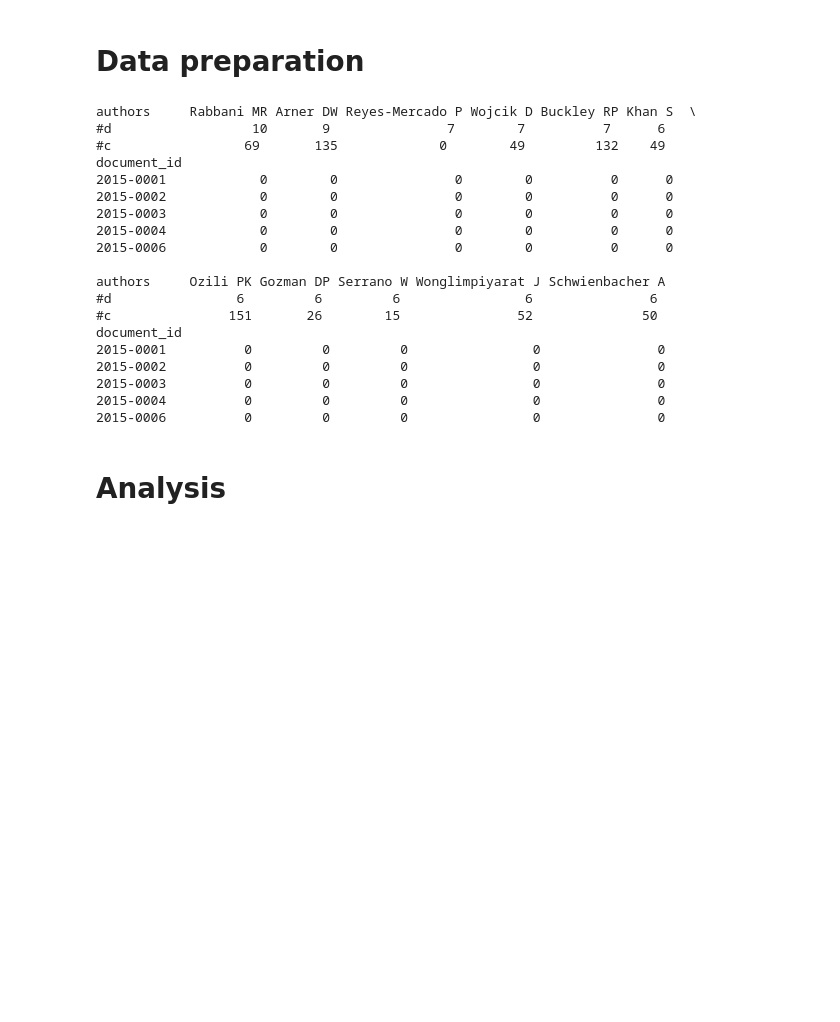
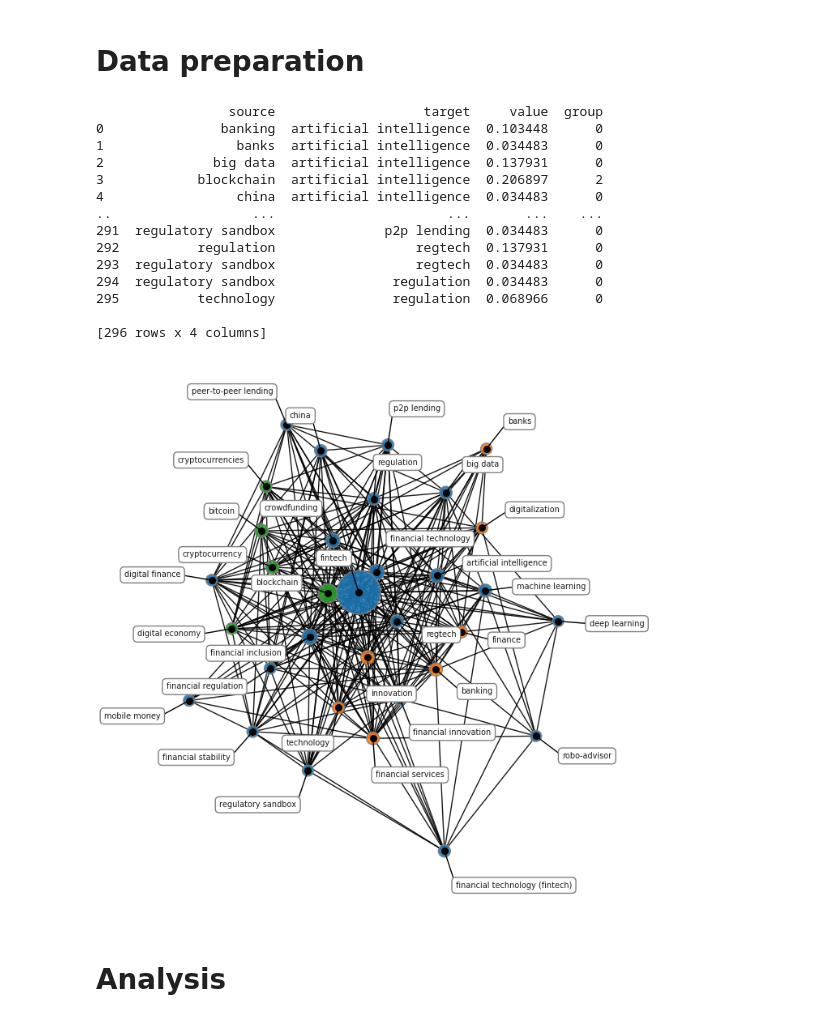
Before and after one commit to jdvelasq/techminer2, a Jupyter notebook: notebooks/debug.ipynb, the cells around one changed output. Saved outputs shown, nothing was run; the diff lists cells and outputs as text; code cells hidden in the pictures; blank space fills up the shorter version.

Commit message:
co-occurrence neetwork

```diff
--- a/notebooks/debug.ipynb
+++ b/notebooks/debug.ipynb
@@ -10,52 +10,50 @@ currentdir = os.getcwd()
 parentdir = os.path.dirname(currentdir)
 sys.path.append(parentdir)
 
 from techminer import *
 
 directory = "/workspaces/techminer-api/tests/data/"
 file_name = directory + "scopus.csv"
 
 
 # import_scopus_file(file_name, directory)
 # -----------------------------------------------
 # coverage(directory)
 # summary(directory)
 # -----------------------------------------------
 # clean_institutions(directory)
 # clean_keywords(directory)
 # apply_thesaurus(directory, thesaurus_file="keywords.txt", input_column="author_keywords", output_column="author_keywords_thesaurus", strict=False)
 # create_thesaurus(directory, column="keywords", thesaurus_file="test_thesaurus.txt", sep="; ")
 # -----------------------------------------------
 # time_report(directory)
 # terms_report(directory, 'authors', min_occ=5)
 # tf_matrix(directory, 'authors', min_occ=6).head()
-tfidf_matrix(directory, 'authors', min_occ=6).head()
+# tfidf_matrix(directory, 'authors', min_occ=6).head()
+# co_occurrence_matrix(directory, 'authors', min_occ=5)
+co_occurrence_network(co_occurrence_matrix(directory, 'author_keywords', min_occ=15), 'louvain').plot()
 # -----------------------------------------------
 # bar_chart(terms_report(directory, 'authors', min_occ=5).sort_values(by=['global_citations'], ascending=False).global_citations)
 # word_cloud(terms_report(directory, 'authors', min_occ=5).num_documents)
 # world_map(directory, figsize=(8,7)).savefig('/workspaces/techminer-api/sphinx/images/world_map.png')
 
 # !cat ../data/processed/debug/filter.yaml
 # %% [output]
-authors     Rabbani MR Arner DW Reyes-Mercado P Wojcik D Buckley RP Khan S  \
-#d                  10       9               7        7          7      6
-#c                 69       135             0        49         132    49
-document_id
-2015-0001            0        0               0        0          0      0
-2015-0002            0        0               0        0          0      0
-2015-0003            0        0               0        0          0      0
-2015-0004            0        0               0        0          0      0
-2015-0006            0        0               0        0          0      0
+                 source                   target     value  group
+0               banking  artificial intelligence  0.103448      0
+1                 banks  artificial intelligence  0.034483      0
+2              big data  artificial intelligence  0.137931      0
+3            blockchain  artificial intelligence  0.206897      2
+4                 china  artificial intelligence  0.034483      0
+..                  ...                      ...       ...    ...
+291  regulatory sandbox              p2p lending  0.034483      0
+292          regulation                  regtech  0.137931      0
+293  regulatory sandbox                  regtech  0.034483      0
+294  regulatory sandbox               regulation  0.034483      0
+295          technology               regulation  0.068966      0
 
-authors     Ozili PK Gozman DP Serrano W Wonglimpiyarat J Schwienbacher A
-#d                6         6         6                6               6
-#c               151       26        15               52              50
-document_id
-2015-0001          0         0         0                0               0
-2015-0002          0         0         0                0               0
-2015-0003          0         0         0                0               0
-2015-0004          0         0         0                0               0
-2015-0006          0         0         0                0               0
+[296 rows x 4 columns]
+[figure, added]
 # %% [markdown]
 # Analysis
 # %%
```
Also changed, not shown: parts of 1 cell of this notebook, 14 other files.
